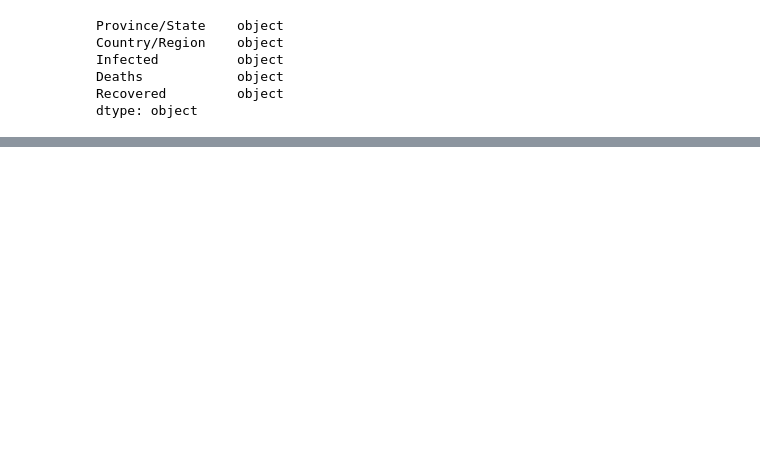
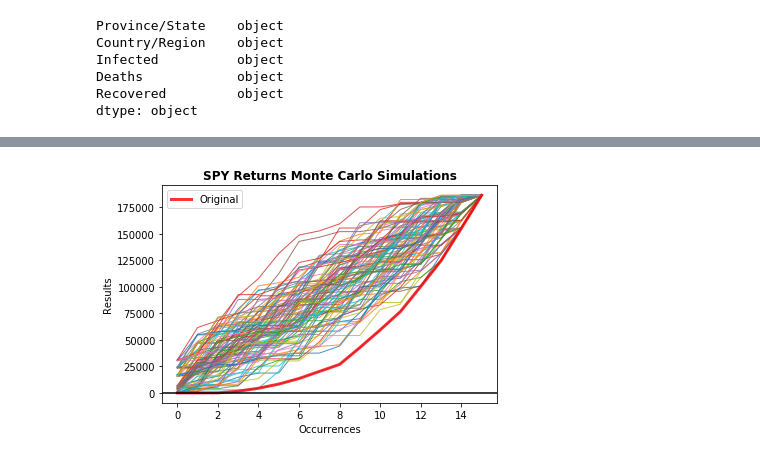
Before and after one commit to sselvakularanjan/FinTech-Project-1, a Jupyter notebook: JCP_Automated_CV_data.ipynb, the cells around one changed output, grey strips where cells are left out. Saved outputs shown, nothing was run; the diff lists cells and outputs as text; code cells hidden in the pictures; blank space fills up the shorter version.

```diff
--- a/JCP_Automated_CV_data.ipynb
+++ b/JCP_Automated_CV_data.ipynb
@@ -434,2 +425,4 @@ dtype: object
+# %%
+all_sum_cv['Date'] = pd.to_datetime(all_sum_cv['Date'])
 # %%
-all_sum_cv.set_index('Date')
+all_sum_cv.set_index('Date', inplace=True)
@@ -540,0 +547,7 @@ CV_cumulative_returns.plot(legend=None, title=plot_title, figsize=(15,10))
+# %%
+import pandas_montecarlo
+mc_infected = all_sum_cv['Infected'].montecarlo(sims=100, bust=-0.1, goal=1)
+# %%
+mc_infected.plot(title="SPY Returns Monte Carlo Simulations")  # optional: , figsize=(x, y)_infected
+# %% [output]
+[figure, added]
```
Also changed, not shown: parts of 42 cells of this notebook.
